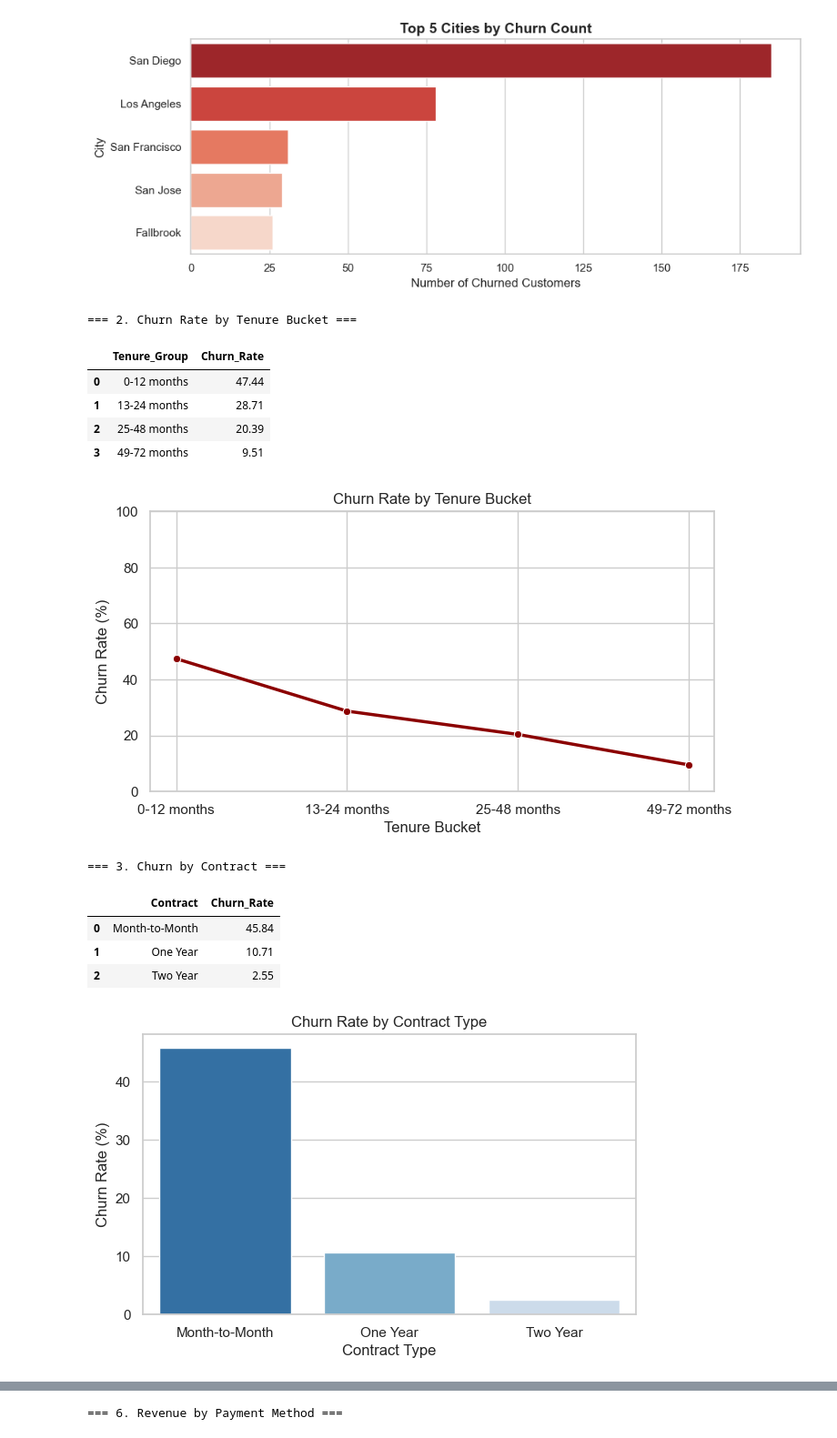
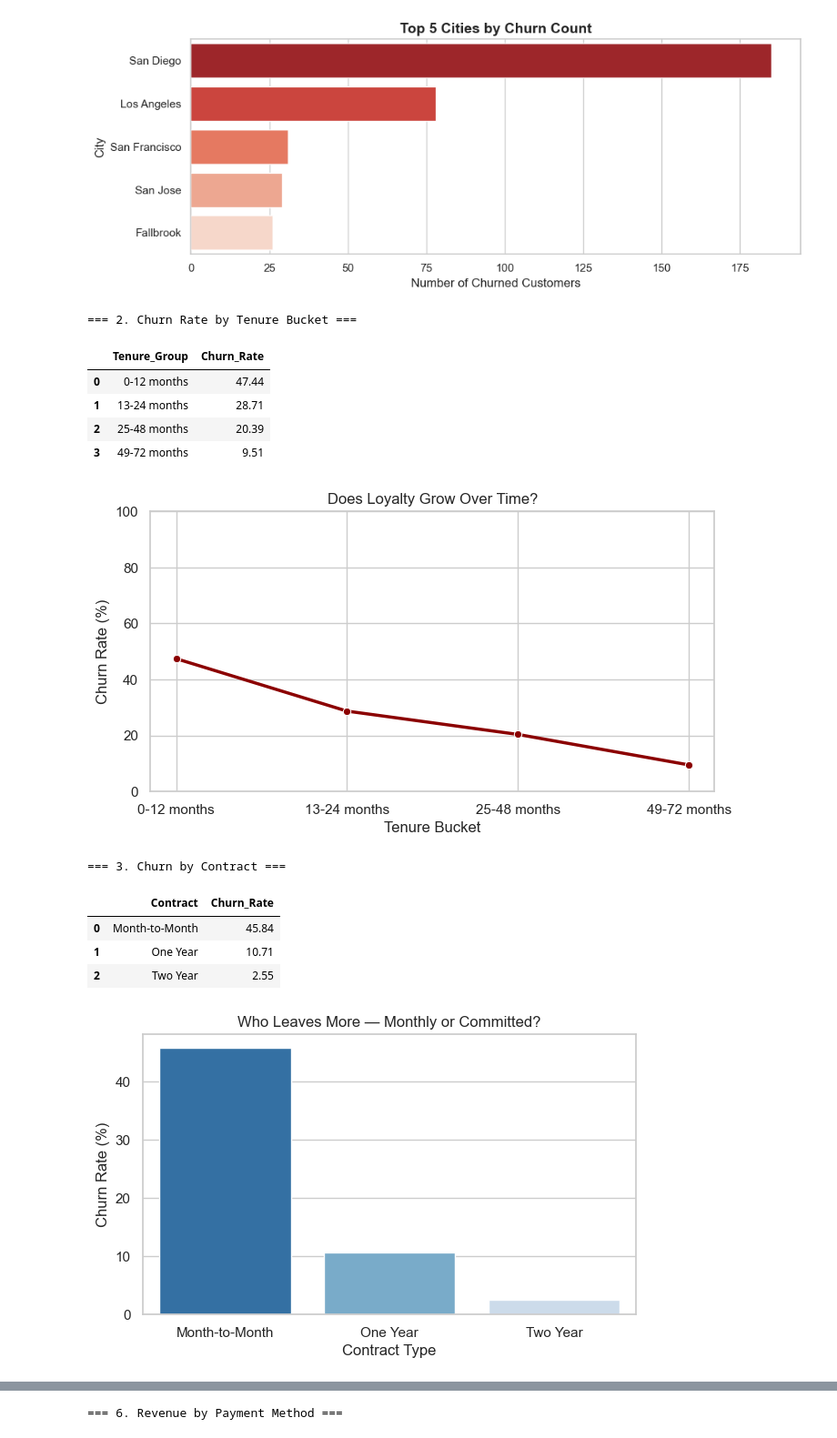
Before and after one commit to marwaharon27/Customer-Churn, a Jupyter notebook: Python/Final_Python.ipynb, the cells around one changed output, grey strips where cells are left out. Shown at 91% size. Cells and saved outputs as stored; diff of their text form; code cells hidden in the pictures.

```diff
--- a/Python/Final_Python.ipynb
+++ b/Python/Final_Python.ipynb
@@ -1019,7 +1104,7 @@ plt.show()
 | 230 | Fallbrook | 26 |
 [figure]
 # %%
-# ------------------------------------------------------------------------------]
+# ------------------------------------------------------------------------------
 # 2. Churn Rate by Tenure Bucket
 # ------------------------------------------------------------------------------
 print("=== 2. Churn Rate by Tenure Bucket ===")
@@ -1027,7 +1112,7 @@ print("=== 2. Churn Rate by Tenure Bucket ===")
 churn_rate_tenure = (
     fact_table
     .groupby('Tenure_Group')
-    .apply(lambda x: round(100.0 * (x['churn'] == 'Yes').sum() / len(x), 2))
+    .apply(lambda x: round(100.0 * (x['churn'] == 'Yes').sum() / len(x), 2), include_groups=False)
     .reset_index(name='Churn_Rate')
     .sort_values(by='Tenure_Group')
 )
@@ -1044,7 +1129,7 @@ sns.lineplot(
     linewidth=2.5
 )
 
-plt.title('Churn Rate by Tenure Bucket')
+plt.title('Does Loyalty Grow Over Time?')
 plt.ylabel('Churn Rate (%)')
 plt.xlabel('Tenure Bucket')
 plt.ylim(0, 100)
@@ -1056,7 +1141,7 @@ plt.show()
 | 1 | 13-24 months | 28.71 |
 | 2 | 25-48 months | 20.39 |
 | 3 | 49-72 months | 9.51 |
-[figure, old version]
+[figure, new version]
 # %%
 # ------------------------------------------------------------------------------
 # 3. Churn by Contract
@@ -1068,36 +1153,36 @@ df_contract = (
     .merge(dim_contract, on='Contract_Key')
 )
 
 churn_by_contract = (
     df_contract
     .groupby('Contract')
-    .apply(lambda x: round(100.0 * (x['churn'] == 'Yes').sum() / len(x), 2))
+    .apply(lambda x: round(100.0 * (x['churn'] == 'Yes').sum() / len(x), 2), include_groups=False)
     .reset_index(name='Churn_Rate')
 )
 
 display(churn_by_contract)
 
 plt.figure(figsize=(7, 4))
 sns.barplot(
     x='Contract',
     y='Churn_Rate',
     hue='Contract',
     data=churn_by_contract,
     palette='Blues_r',
     legend=False
 )
 
-plt.title('Churn Rate by Contract Type')
+plt.title('Who Leaves More — Monthly or Committed?')
 plt.ylabel('Churn Rate (%)')
 plt.xlabel('Contract Type')
 plt.show()
 # %% [output]
 === 3. Churn by Contract ===
 |  | Contract | Churn_Rate |
 | 0 | Month-to-Month | 45.84 |
 | 1 | One Year | 10.71 |
 | 2 | Two Year | 2.55 |
-[figure, old version]
+[figure, new version]
 # %%
 # ------------------------------------------------------------------------------
 # 4. Top 5 Churn Reasons
```
Also changed, not shown: parts of 37 cells of this notebook, 16 other files.
